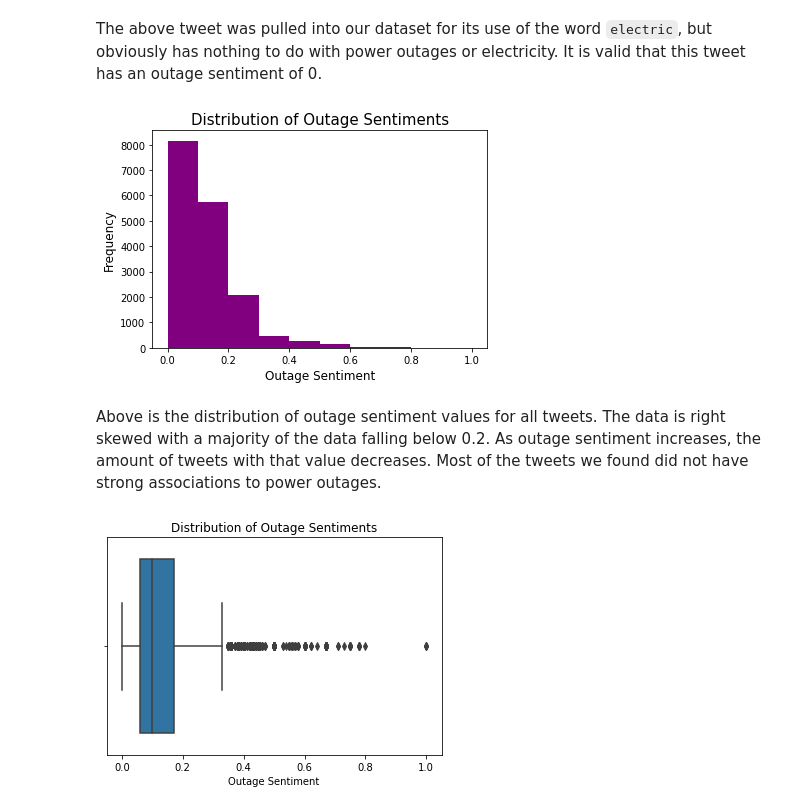
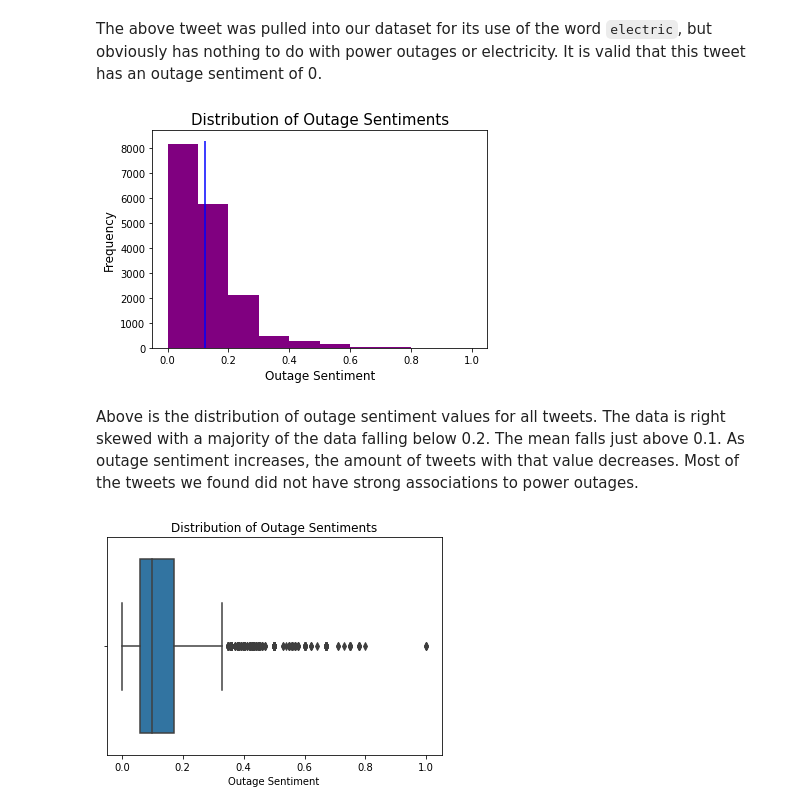
Before and after one commit to dmedellin2/mapping_power_outages, a Jupyter notebook: danielle/03_EDA.ipynb, the cells around one changed output. Drawn from its saved outputs; the diff is of its cells as text; code cells hidden in the pictures.

```diff
--- a/danielle/03_EDA.ipynb
+++ b/danielle/03_EDA.ipynb
@@ -104,12 +104,13 @@ The above tweet was pulled into our dataset for its use of the word `electric`,
 # %%
 plt.hist(tweets['outage_sentiment'],color='purple')
 plt.title('Distribution of Outage Sentiments', size = 15)
 plt.xlabel('Outage Sentiment', size=12)
-plt.ylabel('Frequency',size=12);
+plt.ylabel('Frequency',size=12)
+plt.vlines(x=tweets['outage_sentiment'].mean(),ymin=0, ymax=8300,color='blue');
 # %% [output]
-[figure, old version]
+[figure, new version]
 # %% [markdown]
-Above is the distribution of outage sentiment values for all tweets. The data is right skewed with a majority of the data falling below 0.2. As outage sentiment increases, the amount of tweets with that value decreases. Most of the tweets we found did not have strong associations to power outages.
+Above is the distribution of outage sentiment values for all tweets. The data is right skewed with a majority of the data falling below 0.2. The mean falls just above 0.1. As outage sentiment increases, the amount of tweets with that value decreases. Most of the tweets we found did not have strong associations to power outages.
 # %%
 boxplot = sns.boxplot(tweets['outage_sentiment'])
 boxplot.set(xlabel='Outage Sentiment',title='Distribution of Outage Sentiments');
```
Also changed, not shown: parts of 5 cells of this notebook.
